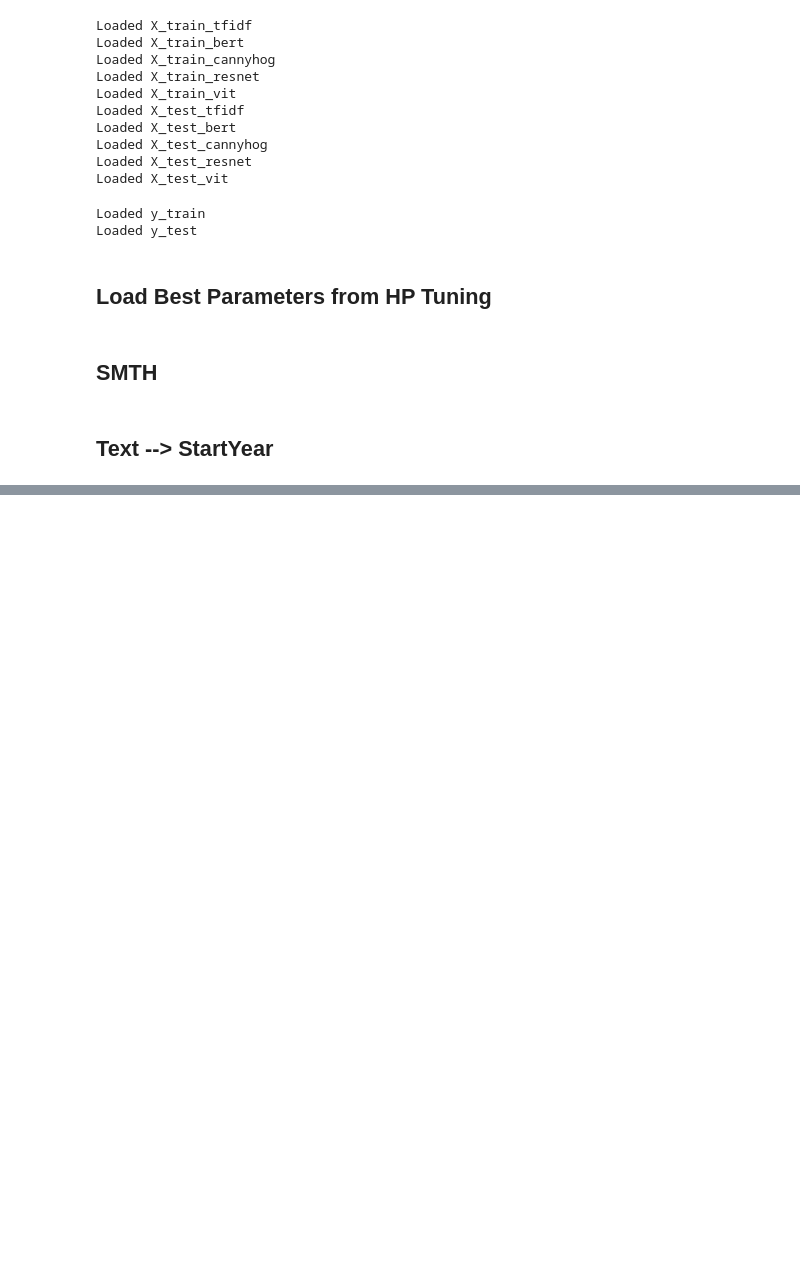
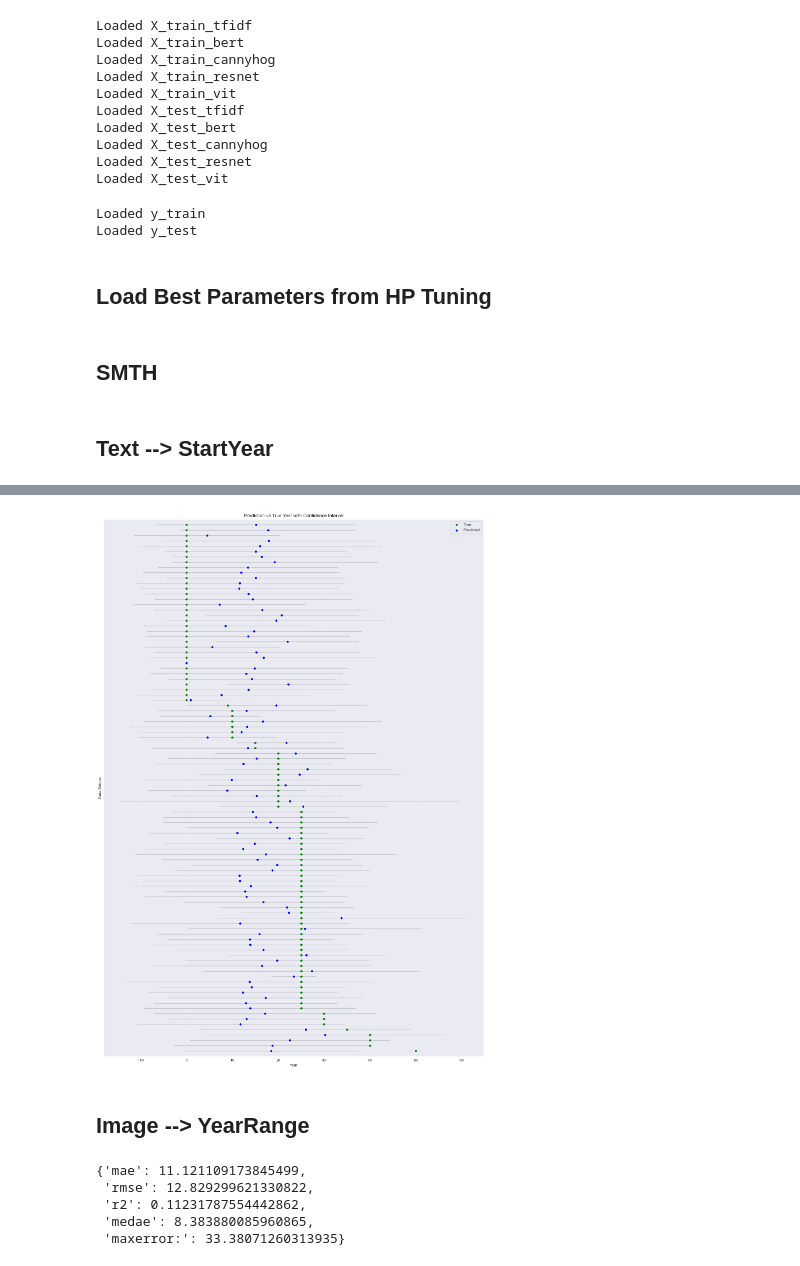
Before and after one commit to dimitris-kr/AgoraPottery, a Jupyter notebook: 02_chronology_prediction/regression/04_model_prediction.ipynb, the cells around one changed output, grey strips where cells are left out. Drawn from its saved outputs; the diff is of its cells as text; code cells hidden in the pictures; blank space fills up the shorter version.

```diff
--- a/02_chronology_prediction/regression/04_model_prediction.ipynb
+++ b/02_chronology_prediction/regression/04_model_prediction.ipynb
@@ -151,0 +251,9 @@ results
+# %%
+model_class = RandomForestRegressor
+model_name = "RandomForest"
+features = "tfidf"
+target = "YearRange"
+
+model = model_class(**best_params[model_name][(features, target)])
+model.fit(X["train"][features], y["train"][target])
+y_pred, y_std = predict_with_std(model, X["test"][features])
@@ -151,0 +269,3 @@ results
+# %%
+results = get_result_table(y["test"][target], y_pred, y_std)
+results
@@ -151,0 +286,6 @@ results
+# %%
+plot_true_vs_pred(results, 100)
+# %% [output]
+[figure, added]
+# %% [markdown]
+## Image --> YearRange
@@ -151,0 +299,9 @@ results
+# %%
+scores = evaluate(y["test"][target], y_pred)
+scores
+# %% [output]
+{'mae': 11.121109173845499,
+ 'rmse': 12.829299621330822,
+ 'r2': 0.11231787554442862,
+ 'medae': 8.383880085960865,
+ 'maxerror:': 33.38071260313935}
```
Also changed, not shown: parts of 35 cells of this notebook.
